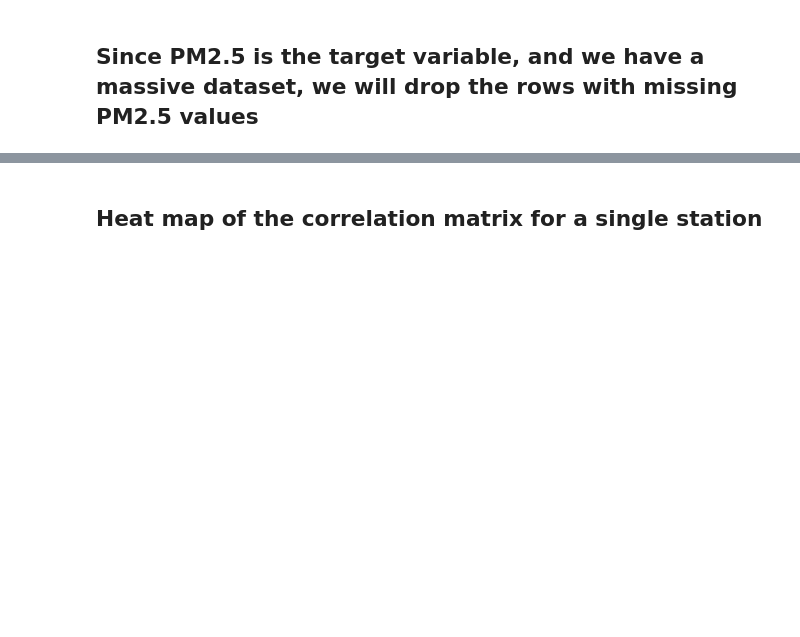
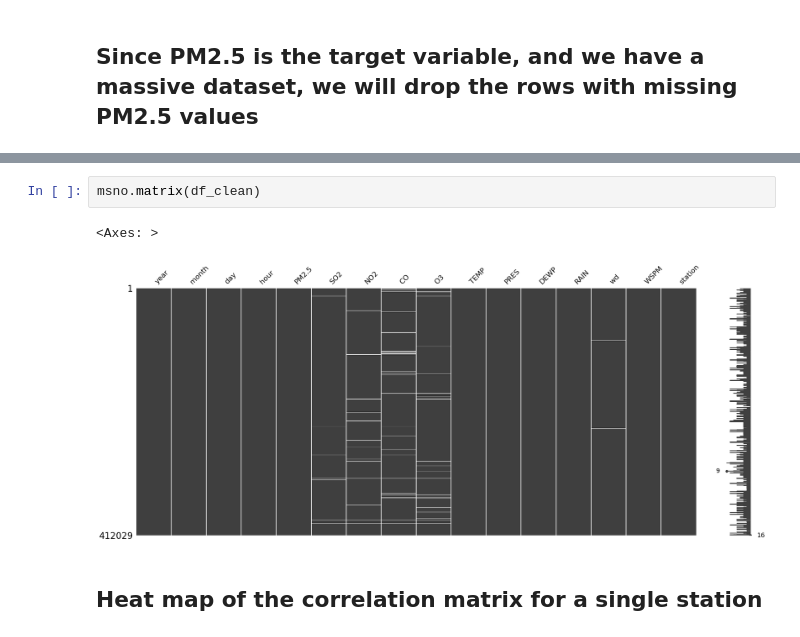
Before and after one commit to perujuice/AirQ_beijing, a Jupyter notebook: model.ipynb, the cells around one changed output, grey strips where cells are left out. Cells and saved outputs as stored; diff of their text form; blank space fills up the shorter version.

```diff
--- a/model.ipynb
+++ b/model.ipynb
@@ -305,6 +298,11 @@ wd          1797
 WSPM         317
 station        0
 dtype: int64
+# %%
+msno.matrix(df_clean)
+# %% [output]
+<Axes: >
+[figure, added]
 # %% [markdown]
 ## Heat map of the correlation matrix for a single station
 # %%
```
Also changed, not shown: parts of 57 cells of this notebook, 1 other file.
